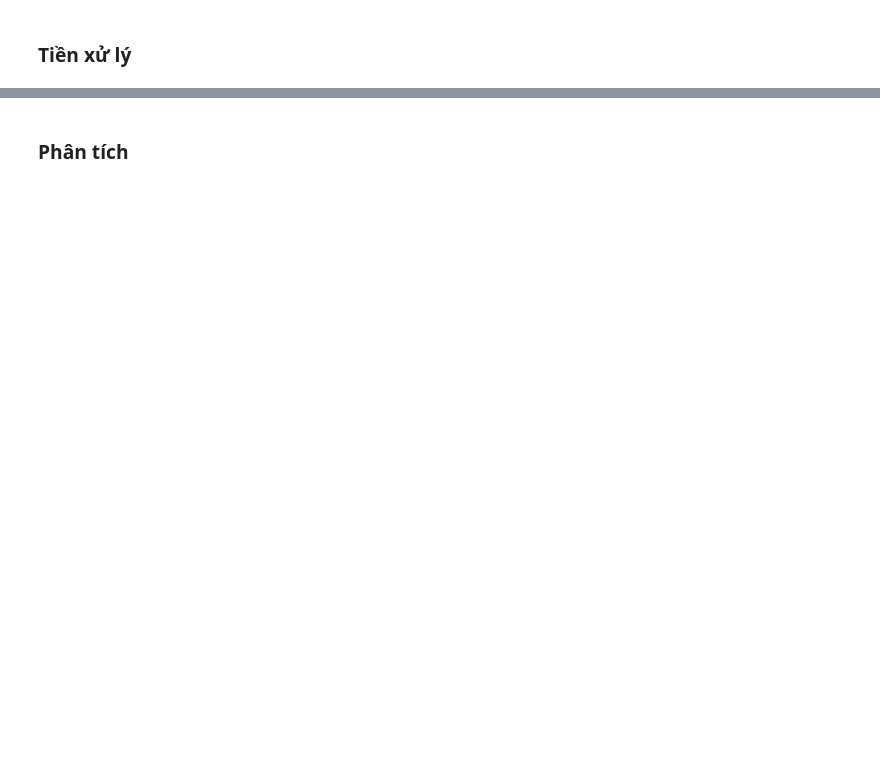
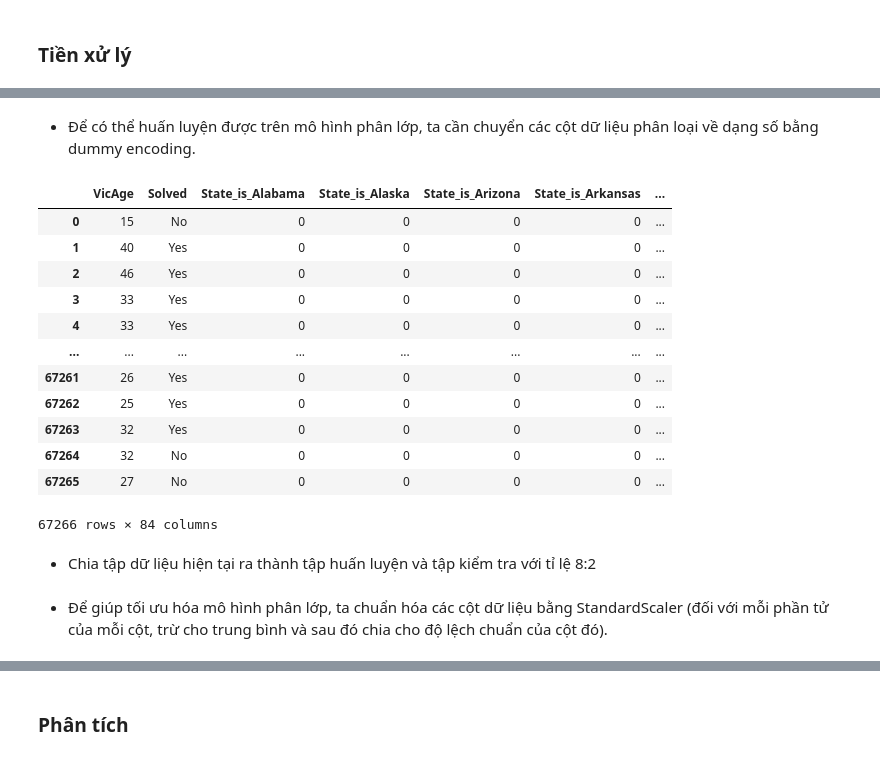
Before and after one commit to SangPhan852/P4DS_Project, a Jupyter notebook: 20127288_20127613.ipynb, the cells around one changed output, grey strips where cells are left out. Drawn from its saved outputs; the diff is of its cells as text; code cells hidden in the pictures; blank space fills up the shorter version.

```diff
--- a/20127288_20127613.ipynb
+++ b/20127288_20127613.ipynb
@@ -439,0 +498,33 @@ plt.show()
+# %% [markdown]
+- Để có thể huấn luyện được trên mô hình phân lớp, ta cần chuyển các cột dữ liệu phân loại về dạng số bằng dummy encoding.
+# %%
+prefix_dict = {
+    'State': 'State_is',
+    'Month': 'Month_is',
+    'Year' : 'Year_is',
+    'VicSex' : 'VicSex_is',
+    'VicRace' : 'VicRace_is',
+    'Weapon' :  'Weapon_is'
+}
+
+feature_df = pd.get_dummies(gun_df, prefix = prefix_dict, columns = prefix_dict.keys())
+feature_df = feature_df.sample(frac=1, random_state=0)
+feature_df.reset_index(inplace=True)
+feature_df = feature_df.drop('index', axis = 1)
+feature_df
+# %% [output]
+|  | VicAge | Solved | State_is_Alabama | State_is_Alaska | State_is_Arizona | State_is_Arkansas | ... |
+| 0 | 15 | No | 0 | 0 | 0 | 0 | ... |
+| 1 | 40 | Yes | 0 | 0 | 0 | 0 | ... |
+| 2 | 46 | Yes | 0 | 0 | 0 | 0 | ... |
+| 3 | 33 | Yes | 0 | 0 | 0 | 0 | ... |
+| 4 | 33 | Yes | 0 | 0 | 0 | 0 | ... |
+| ... | ... | ... | ... | ... | ... | ... | ... |
+| 67261 | 26 | Yes | 0 | 0 | 0 | 0 | ... |
+| 67262 | 25 | Yes | 0 | 0 | 0 | 0 | ... |
+| 67263 | 32 | Yes | 0 | 0 | 0 | 0 | ... |
+| 67264 | 32 | No | 0 | 0 | 0 | 0 | ... |
+| 67265 | 27 | No | 0 | 0 | 0 | 0 | ... |
+67266 rows × 84 columns
+# %% [markdown]
+- Chia tập dữ liệu hiện tại ra thành tập huấn luyện và tập kiểm tra với tỉ lệ 8:2
@@ -439,0 +535,2 @@ plt.show()
+# %% [markdown]
+- Để giúp tối ưu hóa mô hình phân lớp, ta chuẩn hóa các cột dữ liệu bằng StandardScaler (đối với mỗi phần tử của mỗi cột, trừ cho trung bình và sau đó chia cho độ lệch chuẩn của cột đó).
```
Also changed, not shown: parts of 22 cells of this notebook.
